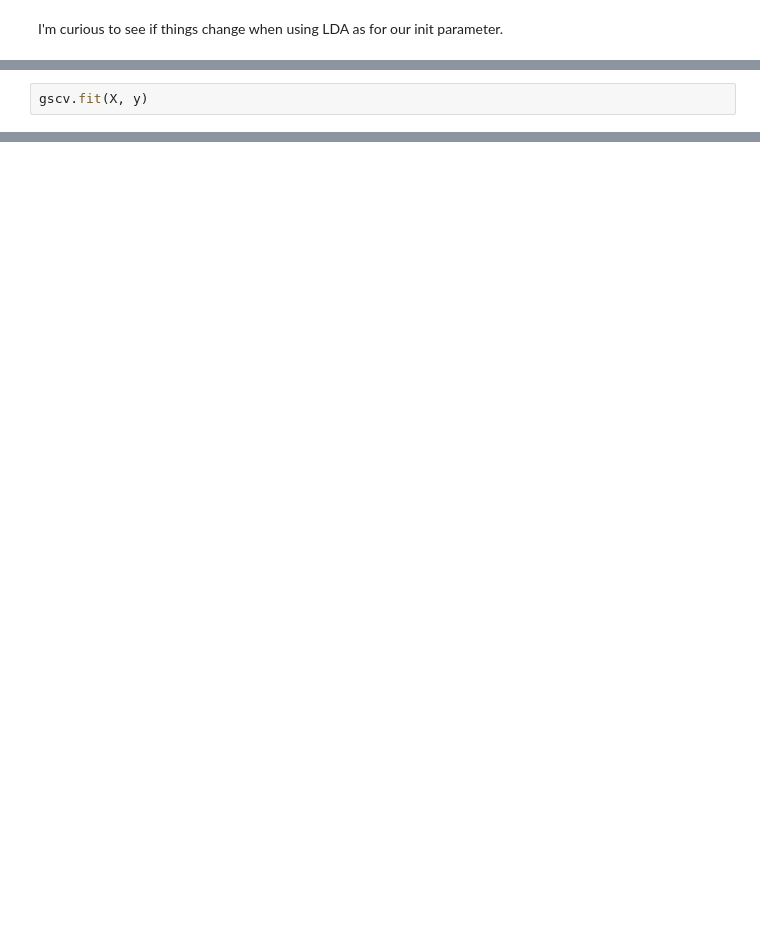
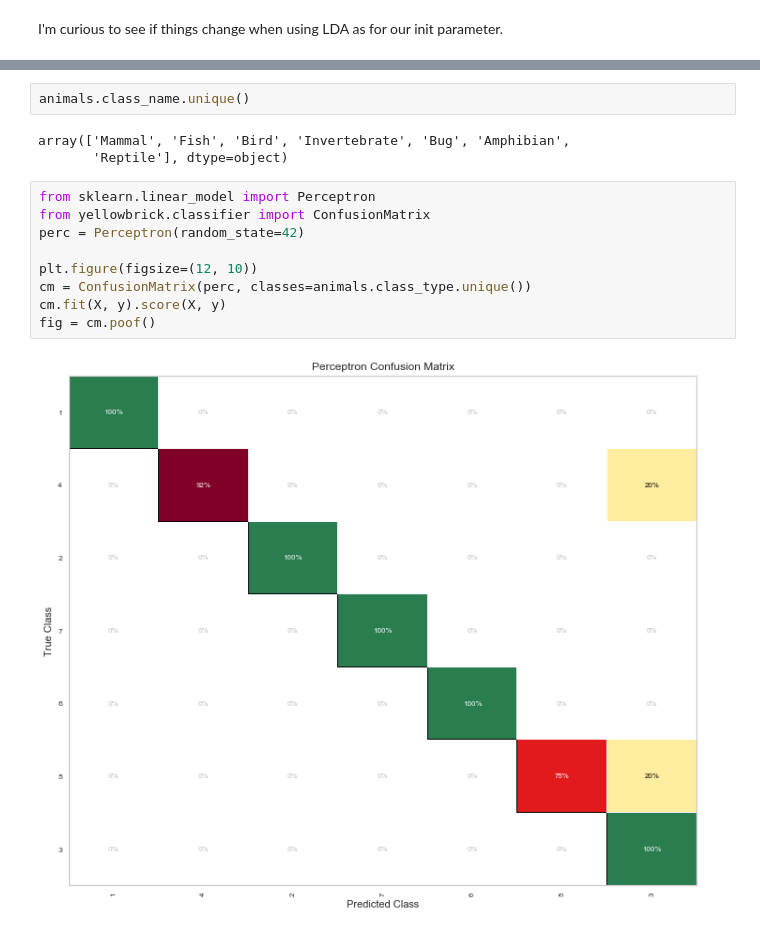
Before and after one commit to salml/animal-classification, a Jupyter notebook: notebooks/Dimension Reduction.ipynb, the cells around one changed output, grey strips where cells are left out. Drawn from its saved outputs; the diff is of its cells as text; blank space fills up the shorter version.

```diff
--- a/notebooks/Dimension Reduction.ipynb
+++ b/notebooks/Dimension Reduction.ipynb
@@ -256,2 +218,0 @@ gscv = GridSearchCV(KNeighborsClassifier(), params, cv=10)
-# %%
-gscv.fit(X, y)
@@ -296,0 +227,16 @@ array([2, 2, 2, 2, 2, 2, 2, 2, 2, 4, 2, 6, 2, 6, 2, 6, 2, 2, 2, 2, 2, 2, 2,
+# %%
+animals.class_name.unique()
+# %% [output]
+array(['Mammal', 'Fish', 'Bird', 'Invertebrate', 'Bug', 'Amphibian',
+       'Reptile'], dtype=object)
+# %%
+from sklearn.linear_model import Perceptron
+from yellowbrick.classifier import ConfusionMatrix
+perc = Perceptron(random_state=42)
+
+plt.figure(figsize=(12, 10))
+cm = ConfusionMatrix(perc, classes=animals.class_type.unique())
+cm.fit(X, y).score(X, y)
+fig = cm.poof()
+# %% [output]
+[figure, added]
```
Also changed, not shown: parts of 61 cells of this notebook, 2 other files.
